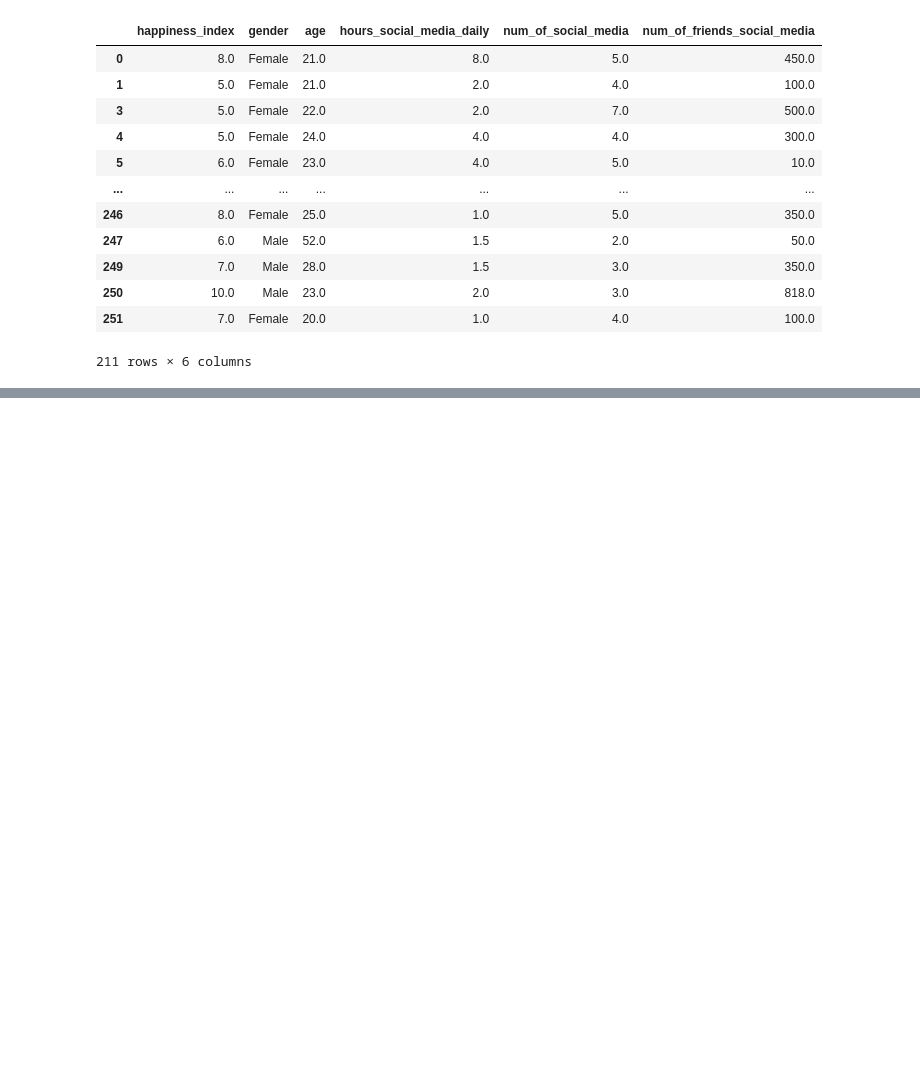
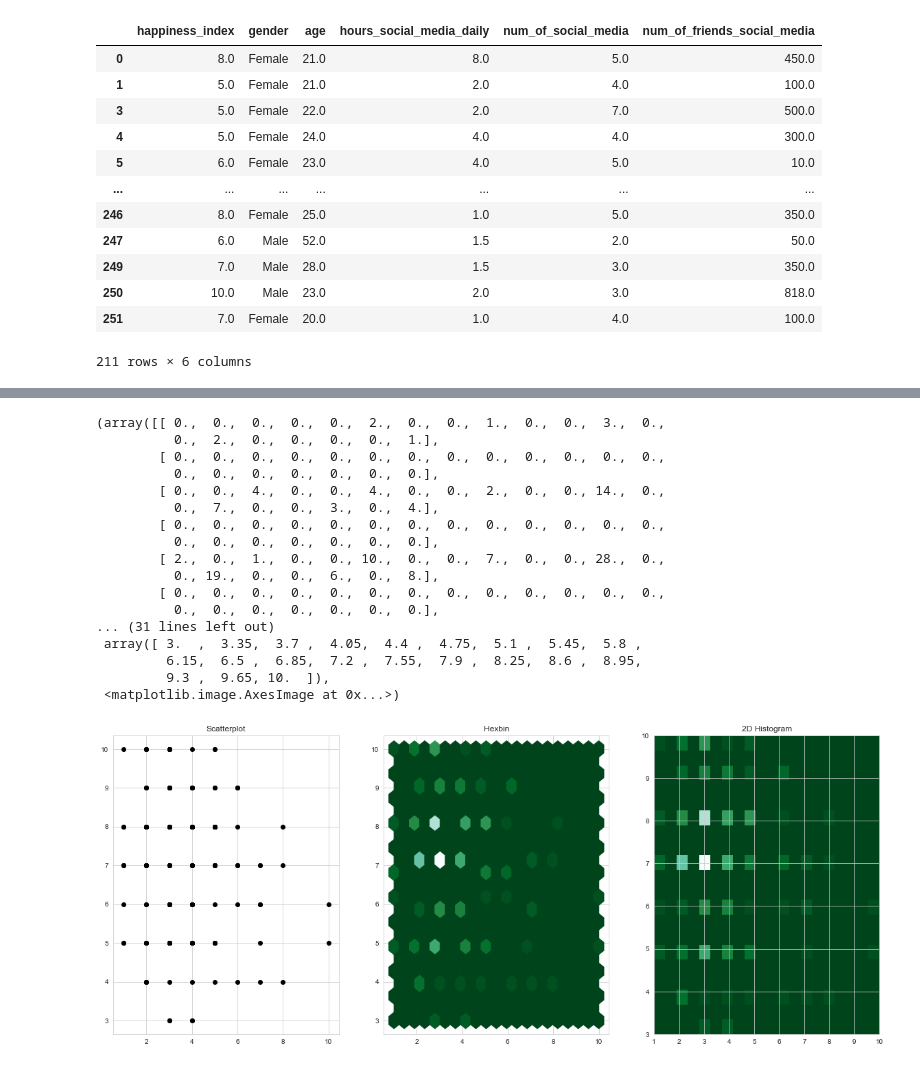
Before and after one commit to AllardQuek/The-pursuit-of-Happiness, a Jupyter notebook: Social_Media_and_Happiness.ipynb, the cells around one changed output, grey strips where cells are left out. Saved outputs shown, nothing was run; the diff lists cells and outputs as text; code cells hidden in the pictures; blank space fills up the shorter version.

```diff
--- a/Social_Media_and_Happiness.ipynb
+++ b/Social_Media_and_Happiness.ipynb
@@ -325,0 +370,37 @@ sub_df
+# %%
+from scipy.stats import kde
+
+# Create a figure with 6 plot areas
+fig, axes = plt.subplots(ncols=3, nrows=1, figsize=(20, 8))
+
+# Everything starts with a Scatterplot
+axes[0].set_title('Scatterplot')
+axes[0].plot(x, y, 'ko')
+
+# Thus we can cut the plotting window in several hexbins
+nbins = 20
+axes[1].set_title('Hexbin')
+axes[1].hexbin(x, y, gridsize=nbins, cmap=plt.cm.BuGn_r)
+
+# 2D Histogram
+axes[2].set_title('2D Histogram')
+axes[2].hist2d(x, y, bins=nbins, cmap=plt.cm.BuGn_r)
+# %% [output]
+(array([[ 0.,  0.,  0.,  0.,  0.,  2.,  0.,  0.,  1.,  0.,  0.,  3.,  0.,
+          0.,  2.,  0.,  0.,  0.,  0.,  1.],
+        [ 0.,  0.,  0.,  0.,  0.,  0.,  0.,  0.,  0.,  0.,  0.,  0.,  0.,
+          0.,  0.,  0.,  0.,  0.,  0.,  0.],
+        [ 0.,  0.,  4.,  0.,  0.,  4.,  0.,  0.,  2.,  0.,  0., 14.,  0.,
+          0.,  7.,  0.,  0.,  3.,  0.,  4.],
+        [ 0.,  0.,  0.,  0.,  0.,  0.,  0.,  0.,  0.,  0.,  0.,  0.,  0.,
+          0.,  0.,  0.,  0.,  0.,  0.,  0.],
+        [ 2.,  0.,  1.,  0.,  0., 10.,  0.,  0.,  7.,  0.,  0., 28.,  0.,
+          0., 19.,  0.,  0.,  6.,  0.,  8.],
+        [ 0.,  0.,  0.,  0.,  0.,  0.,  0.,  0.,  0.,  0.,  0.,  0.,  0.,
+          0.,  0.,  0.,  0.,  0.,  0.,  0.],
+... (31 lines left out)
+ array([ 3.  ,  3.35,  3.7 ,  4.05,  4.4 ,  4.75,  5.1 ,  5.45,  5.8 ,
+         6.15,  6.5 ,  6.85,  7.2 ,  7.55,  7.9 ,  8.25,  8.6 ,  8.95,
+         9.3 ,  9.65, 10.  ]),
+ <matplotlib.image.AxesImage at 0x...>)
+[figure, added]
```
Also changed, not shown: parts of 13 cells of this notebook.
